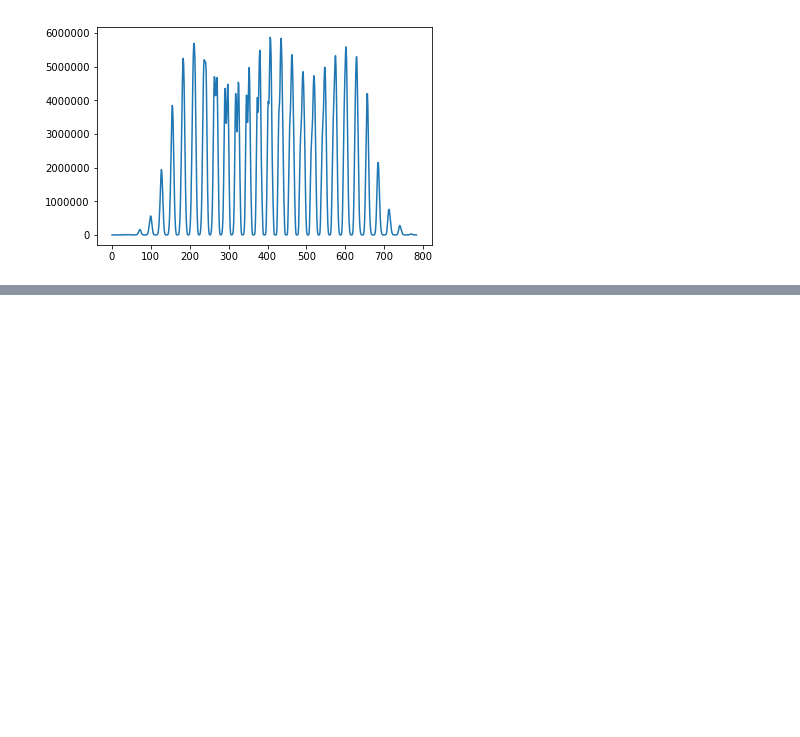
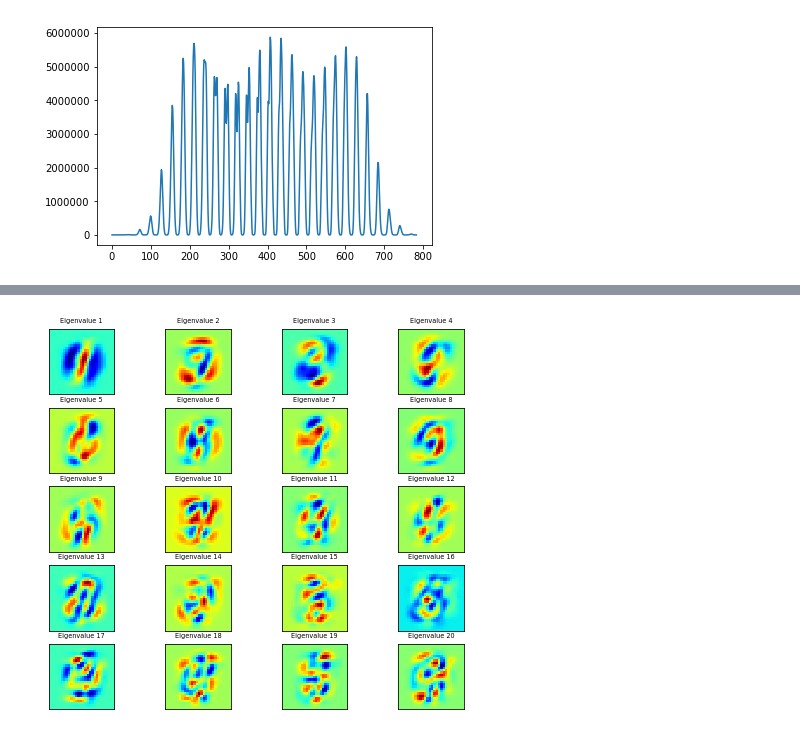
Before and after one commit to tomk2005/Kaggle, a Jupyter notebook: Digits_recognize.ipynb, the cells around one changed output, grey strips where cells are left out. Cells and saved outputs as stored; diff of their text form; code cells hidden in the pictures; blank space fills up the shorter version.

```diff
--- a/Digits_recognize.ipynb
+++ b/Digits_recognize.ipynb
@@ -214,0 +133,5 @@ array([2095])
+# %%
+#the pca eigen with standartizing:
+print_pca_eigen(pca)
+# %% [output]
+[figure, added]
```
Also changed, not shown: parts of 46 cells of this notebook, 1 other file.
